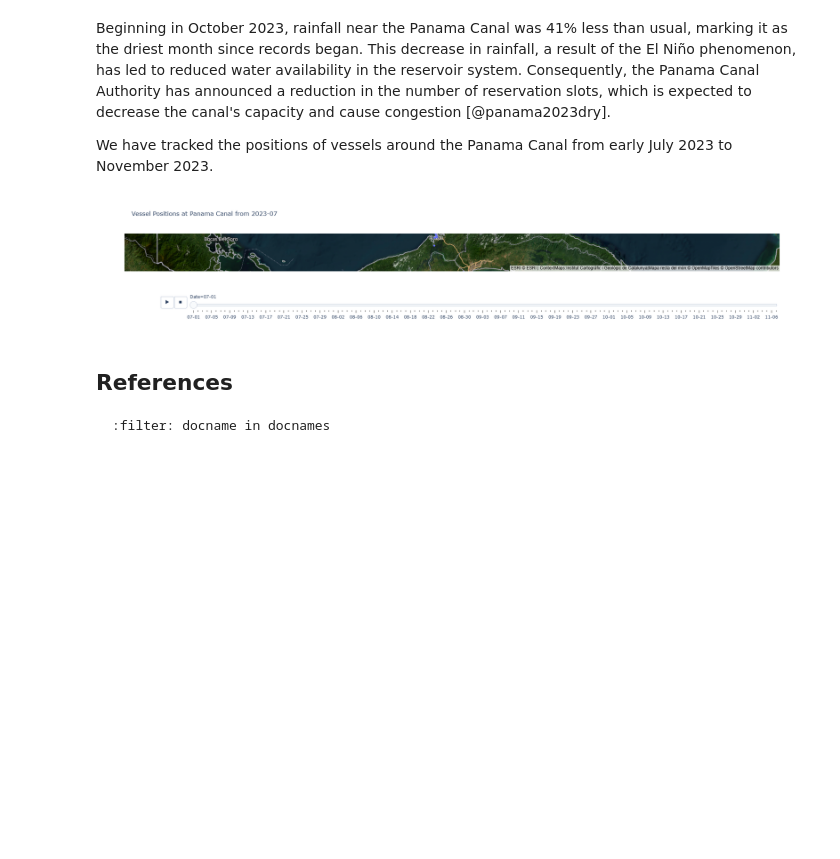
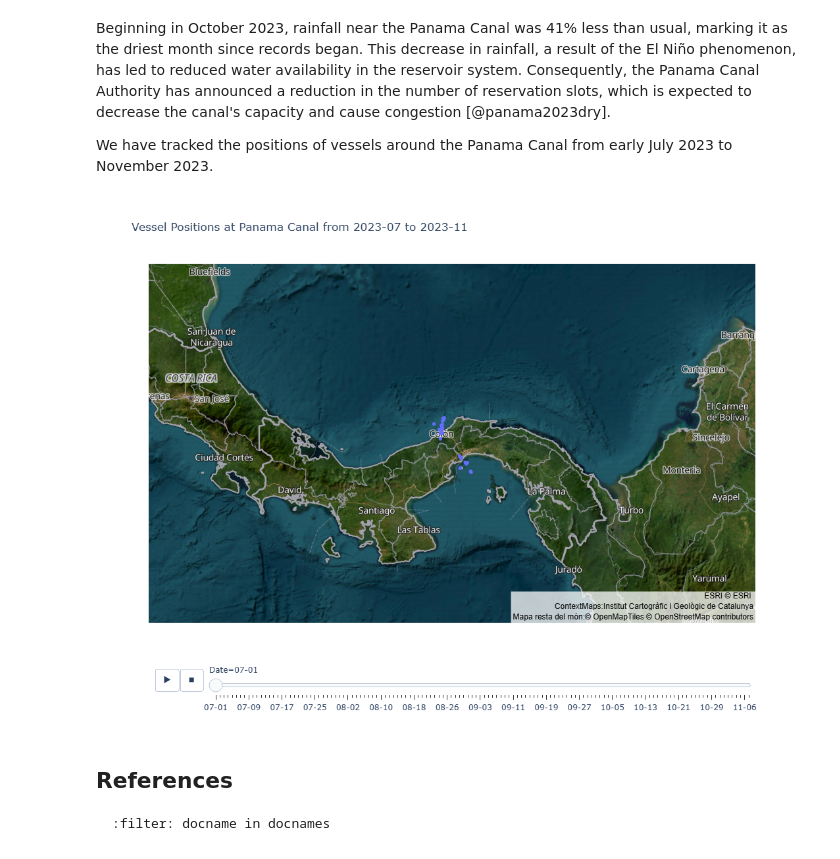
Before and after one commit to globalportcongestion/blog, a Jupyter notebook: panama.ipynb, the cells around one changed output. Cells and saved outputs as stored; diff of their text form; code cells hidden in the pictures; blank space fills up the shorter version.

````diff
--- a/panama.ipynb
+++ b/panama.ipynb
@@ -14,29 +14,31 @@ We have tracked the positions of vessels around the Panama Canal from early July
 # %%
 df = pd.read_csv(f'{DATA_DIR}/local/panama_daily.csv', sep='|', header=0)
 
 def plot_points(df):
     fig = px.scatter_map(
         df,
         lat=df["latitude"],
         lon=df["longitude"],
         # hover_data=['imo', 'timestamp', 'speed', 'heading'],
         animation_frame="Date",
-        zoom=7.5,
-        title="Vessel Positions at Panama Canal from 2023-07",
+        zoom=6,
+        title="Vessel Positions at Panama Canal from 2023-07 to 2023-11",
         # width=800,
         # height=600,
     )
     fig.update_layout(
         map_style="satellite-streets",
-        # margin={"l": BORDER_SIZE, "r": BORDER_SIZE},
+        # margin={"l": 0, "r": 0, "b":0, "t": 0},
+        width=700,
+        height=800,
     )
     return fig
 
 
 fig = plot_points(df)
 fig
 # %% [output]
-[figure, old version]
+[figure, new version]
 # %% [markdown]
 ## References
 ```{bibliography}
````
Also changed, not shown: parts of 1 cell of this notebook, 4 other files.
